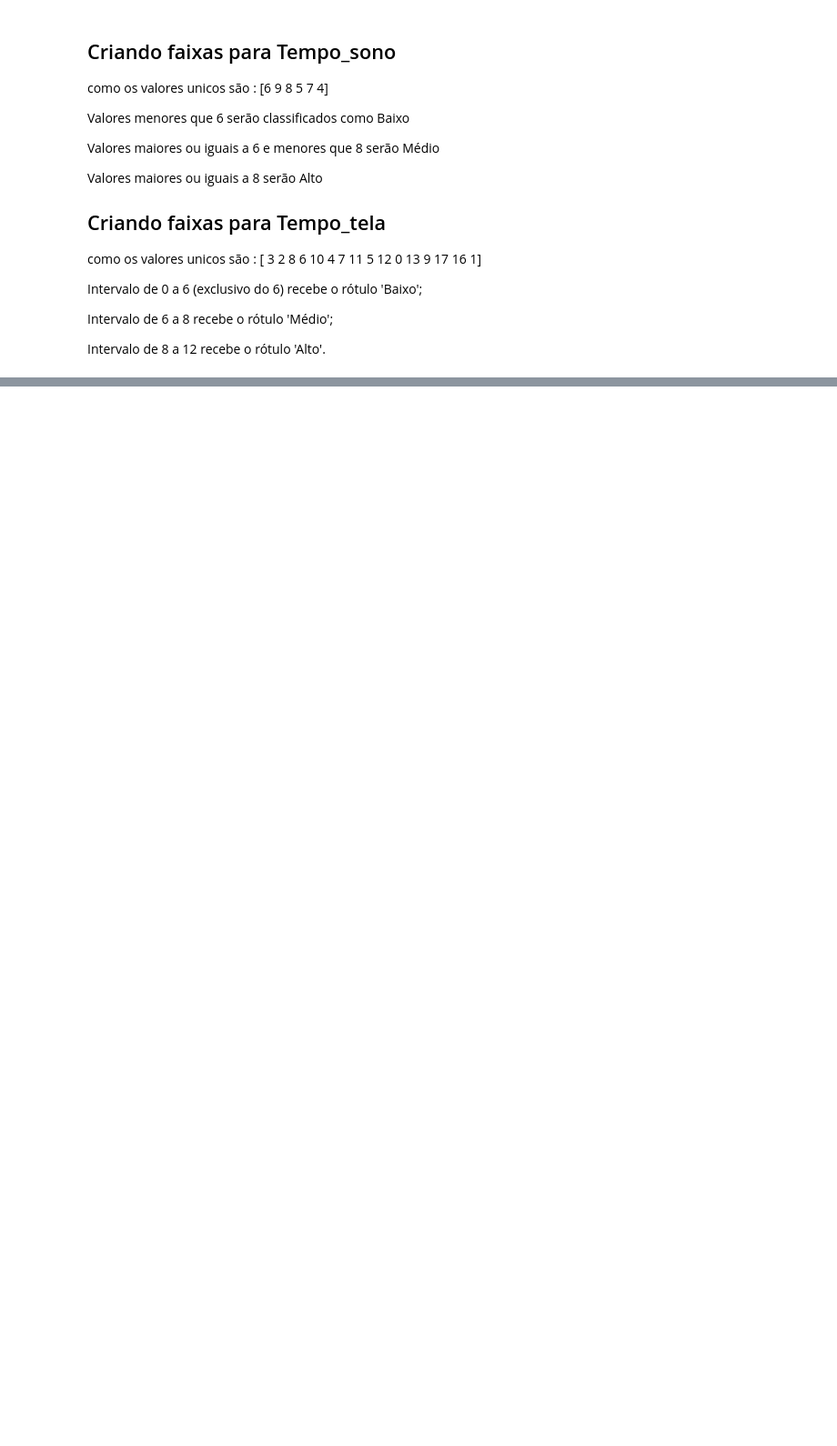
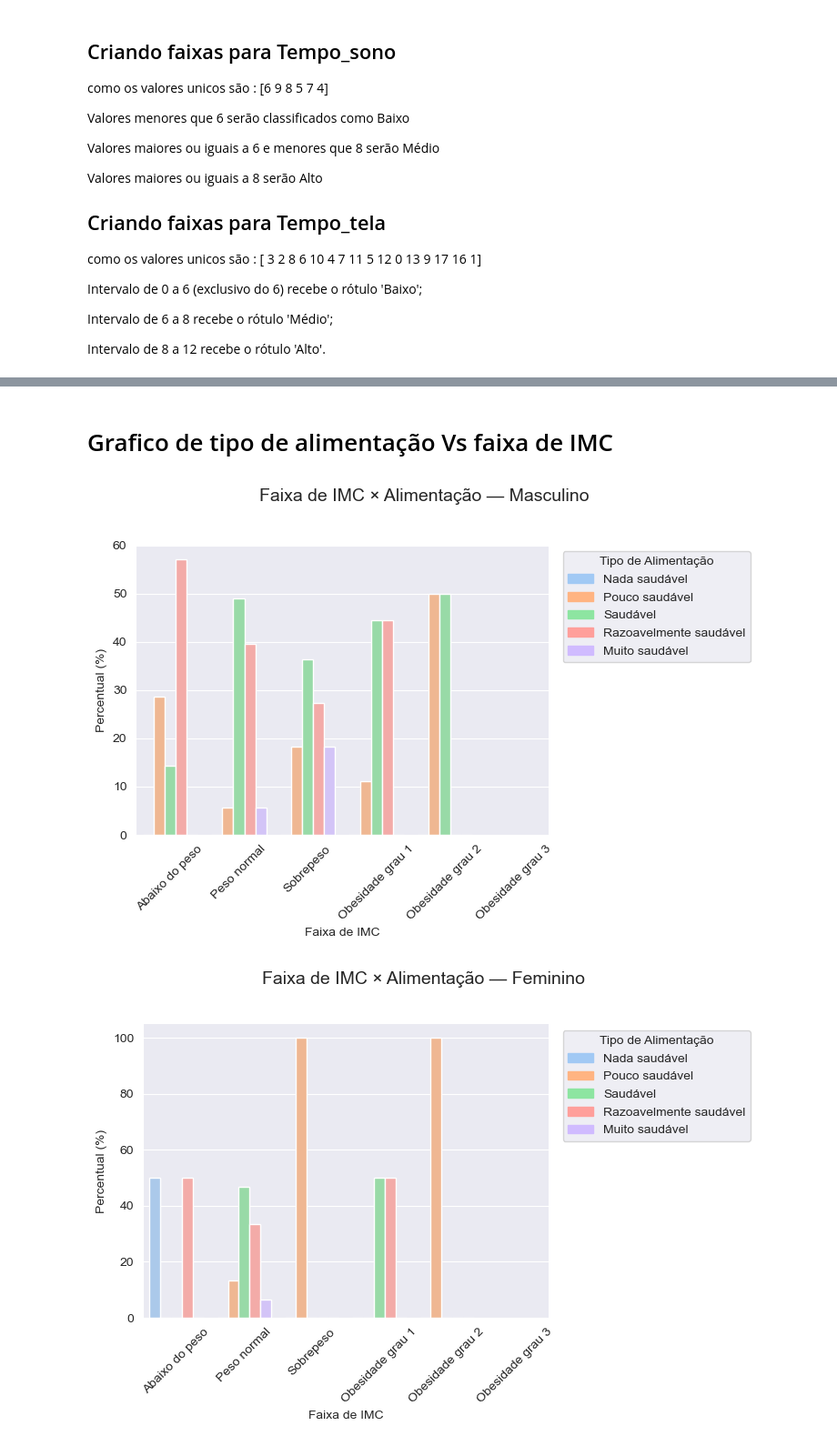
Before and after one commit to atiladvusp/MAE0121-Trabalho_1, a Jupyter notebook: src/trabalho_1_estat/parte_B_leandro.ipynb, the cells around one changed output, grey strips where cells are left out. Shown at 91% size. Cells and saved outputs as stored; diff of their text form; code cells hidden in the pictures; blank space fills up the shorter version.

```diff
--- a/src/trabalho_1_estat/parte_B_leandro.ipynb
+++ b/src/trabalho_1_estat/parte_B_leandro.ipynb
@@ -729,0 +841,44 @@ The default of observed=False is deprecated and will be changed to True in a fut
+# %% [markdown]
+#  Grafico de tipo de alimentação Vs faixa de IMC
+# %%
+for sexo in ['Masculino', 'Feminino']:
+    df = pct_crosstab(
+        dados[dados['Sexo']==sexo],
+        'Faixa_IMC', 'Alimentação',
+        order_imc, order_alim
+    )
+
+    # 1) Gera o catplot sem legenda interna
+    g = sns.catplot(
+        data=df, x='Faixa_IMC', y='Percentual',
+        hue='Alimentação', kind='bar',
+        palette='pastel',
+        order=order_imc, hue_order=order_alim,
+        height=5, aspect=1.5,
+        legend=False
+    )
+    ax = g.ax
+
+    # 2) Reconstrói os handles da legenda usando exatamente a paleta "pastel"
+    pal = sns.color_palette("pastel", n_colors=len(order_alim))
+    handles = [
+        mpatches.Patch(color=pal[i], label=order_alim[i])
+        for i in range(len(order_alim))
+    ]
+    ax.legend(
+        handles=handles,
+        title='Tipo de Alimentação',
+        bbox_to_anchor=(1.02, 1), loc='upper left'
+    )
+
+    # 3) Ajustes finais
+    g.fig.suptitle(f"Faixa de IMC × Alimentação — {sexo}", y=1.02, fontsize=14)
+    g.fig.subplots_adjust(right=0.75)
+    ax.set_xlabel("Faixa de IMC")
+    ax.set_ylabel("Percentual (%)")
+    plt.xticks(rotation=45)
+    plt.tight_layout()
+    plt.show()
+# %% [output]
+[figure, added]
+[figure, added]
```
Also changed, not shown: parts of 41 cells of this notebook.
